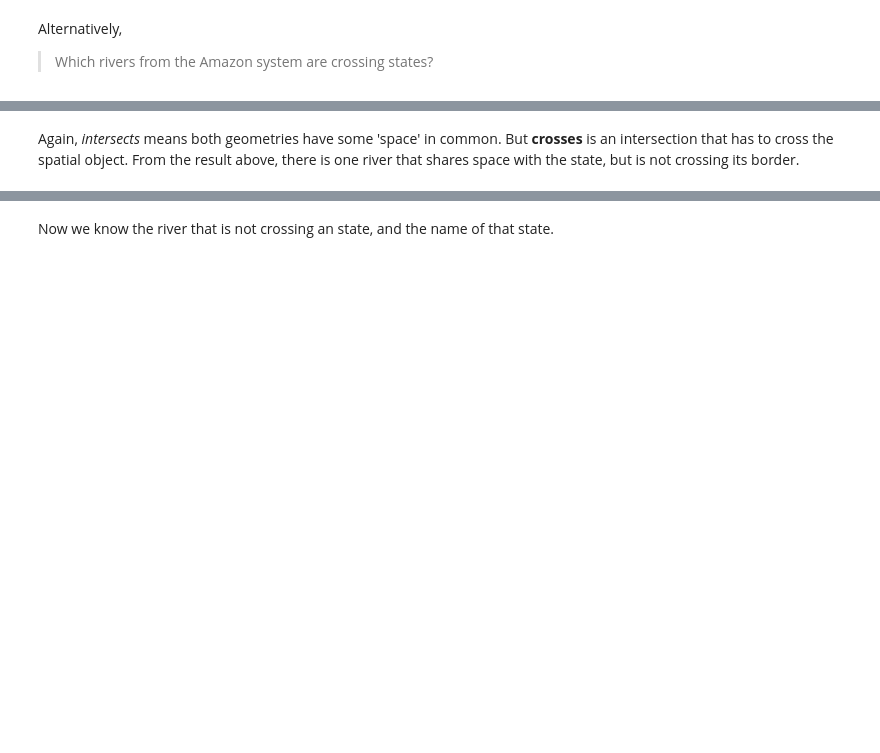
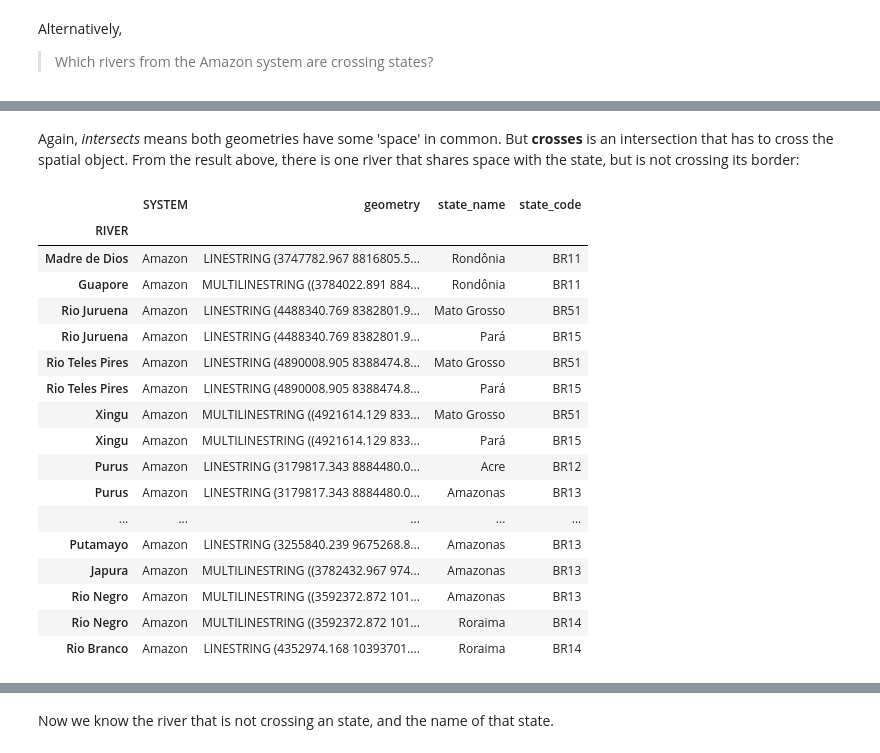
Before and after one commit to CienciaDeDatosEspacial/binaryOps_gdfs, a Jupyter notebook: index.ipynb, the cells around one changed output, grey strips where cells are left out. Saved outputs shown, nothing was run; the diff lists cells and outputs as text; code cells hidden in the pictures; blank space fills up the shorter version.

```diff
--- a/index.ipynb
+++ b/index.ipynb
@@ -759,15 +742,25 @@ gpd.sjoin(amazonSystem,states_brazil5880,how='inner', predicate='crosses').shape
 # %% [markdown]
-Again, _intersects_ means both geometries have some 'space' in common. But **crosses** is an intersection that has to cross the spatial object. From the result above, there is one river that shares space with the state, but is not crossing its border.
+Again, _intersects_ means both geometries have some 'space' in common. But **crosses** is an intersection that has to cross the spatial object. From the result above, there is one river that shares space with the state, but is not crossing its border:
 # %%
 # Get intersects result
 intersects_result = gpd.sjoin(amazonSystem,states_brazil5880, how='inner', predicate='intersects')
-
-# Get crosses result
-crosses_result = gpd.sjoin(amazonSystem,states_brazil5880, how='inner', predicate='crosses')
-
-# Find indexes/columns
-riverIndex_notCrossing=list(set(intersects_result.index)-set(crosses_result.index))
-stateIndex_notCrossed=intersects_result[intersects_result.index.isin(riverIndex_notCrossing)].index_right
-
-# see
-states_brazil5880.loc[stateIndex_notCrossed,"state_name"], amazonSystem.loc[riverIndex_notCrossing,"RIVER"]
+intersects_result
+# %% [output]
+|  | SYSTEM | geometry | state_name | state_code |
+| RIVER |  |  |  |  |
+| Madre de Dios | Amazon | LINESTRING (3747782.967 8816805.5... | Rondônia | BR11 |
+| Guapore | Amazon | MULTILINESTRING ((3784022.891 884... | Rondônia | BR11 |
+| Rio Juruena | Amazon | LINESTRING (4488340.769 8382801.9... | Mato Grosso | BR51 |
+| Rio Juruena | Amazon | LINESTRING (4488340.769 8382801.9... | Pará | BR15 |
+| Rio Teles Pires | Amazon | LINESTRING (4890008.905 8388474.8... | Mato Grosso | BR51 |
+| Rio Teles Pires | Amazon | LINESTRING (4890008.905 8388474.8... | Pará | BR15 |
+| Xingu | Amazon | MULTILINESTRING ((4921614.129 833... | Mato Grosso | BR51 |
+| Xingu | Amazon | MULTILINESTRING ((4921614.129 833... | Pará | BR15 |
+| Purus | Amazon | LINESTRING (3179817.343 8884480.0... | Acre | BR12 |
+| Purus | Amazon | LINESTRING (3179817.343 8884480.0... | Amazonas | BR13 |
+| ... | ... | ... | ... | ... |
+| Putamayo | Amazon | LINESTRING (3255840.239 9675268.8... | Amazonas | BR13 |
+| Japura | Amazon | MULTILINESTRING ((3782432.967 974... | Amazonas | BR13 |
+| Rio Negro | Amazon | MULTILINESTRING ((3592372.872 101... | Amazonas | BR13 |
+| Rio Negro | Amazon | MULTILINESTRING ((3592372.872 101... | Roraima | BR14 |
+| Rio Branco | Amazon | LINESTRING (4352974.168 10393701.... | Roraima | BR14 |
```
Also changed, not shown: parts of 200 cells of this notebook.
